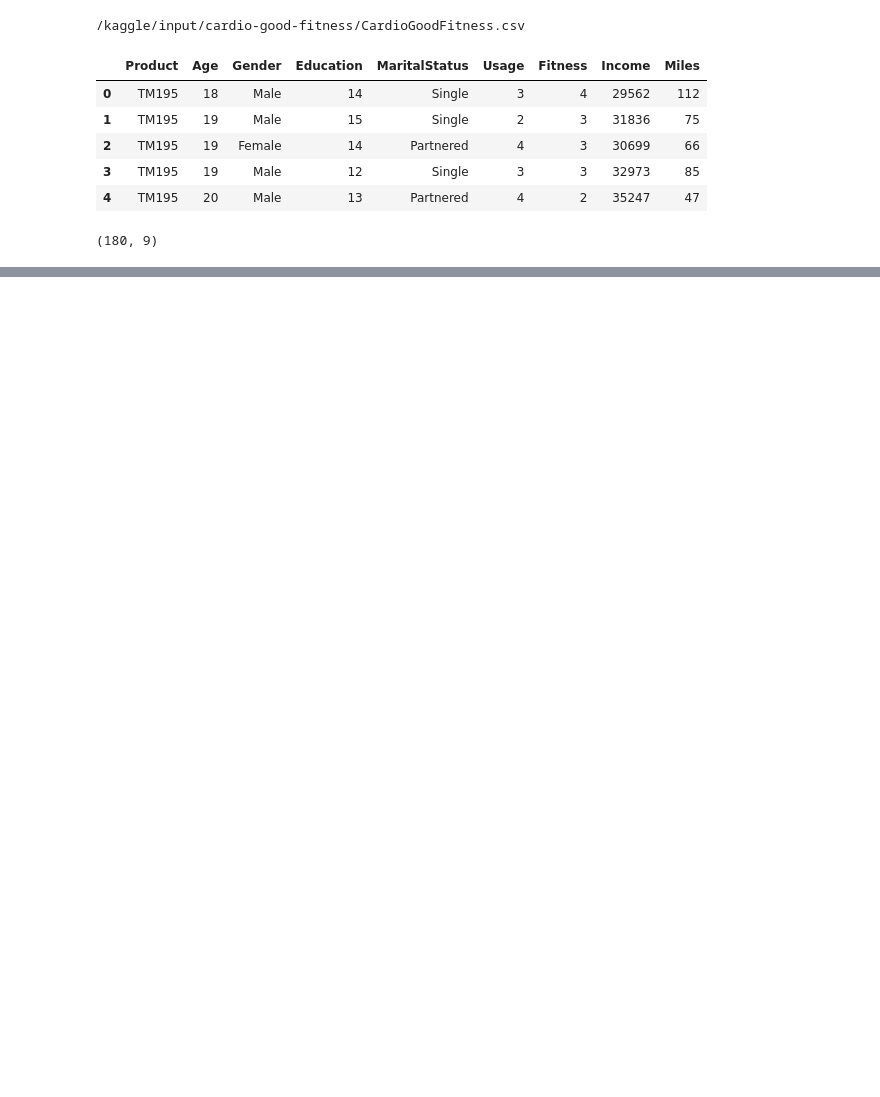
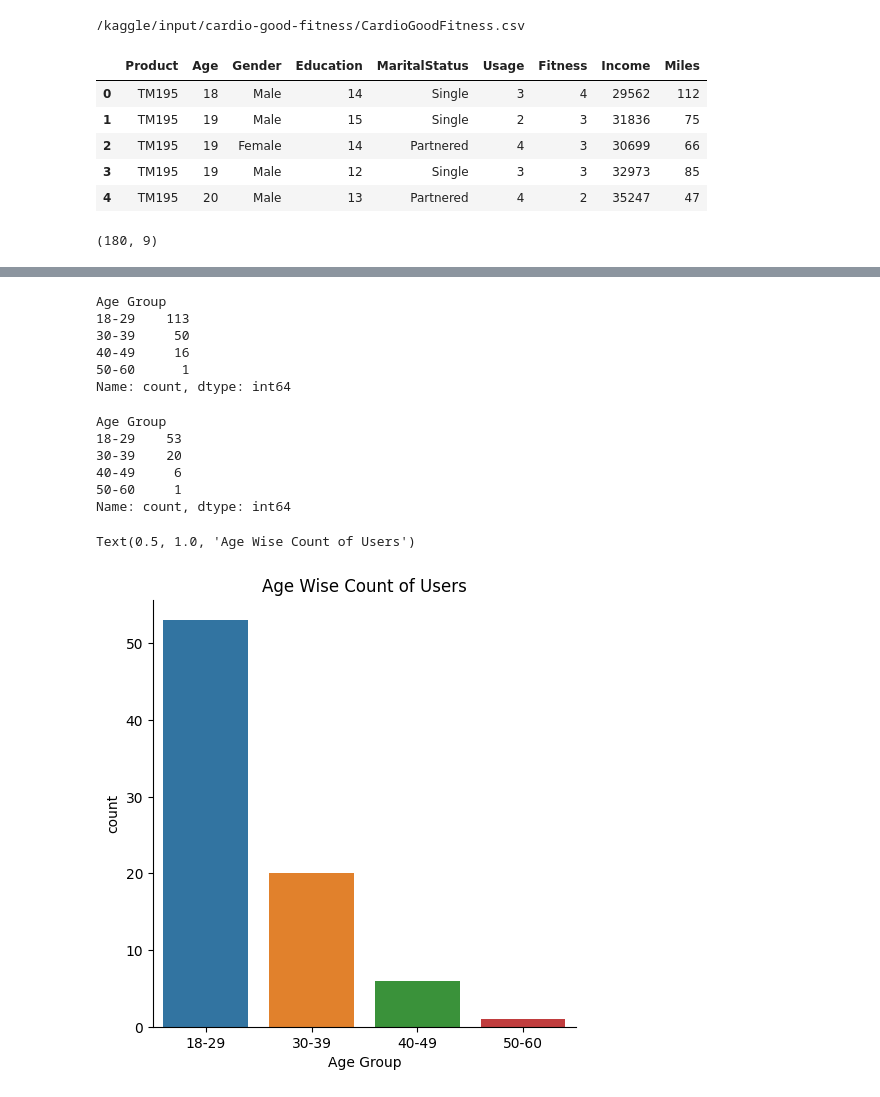
Before and after one commit to sha2992/Cardio-Good-Fitness---Trademill, a Jupyter notebook: cardio-good-fitness-trademill.ipynb, the cells around one changed output, grey strips where cells are left out. Saved outputs shown, nothing was run; the diff lists cells and outputs as text; code cells hidden in the pictures; blank space fills up the shorter version.

```diff
--- a/cardio-good-fitness-trademill.ipynb
+++ b/cardio-good-fitness-trademill.ipynb
@@ -38,0 +179,14 @@ columns = df.shape[1]
+# %%
+#df['Age Group'] =
+
+for lab, row in df.iterrows():
+    if row['Age'] >= 18 and row['Age'] <30:
+        df.loc[lab,'Age Group'] = '18-29'
+    elif row['Age'] >= 30 and row['Age'] <40:
+        df.loc[lab, 'Age Group'] = '30-39'
+    elif row['Age'] >= 40 and row['Age'] <50:
+        df.loc[lab, 'Age Group'] = '40-49'
+    elif row['Age'] >= 50 and row['Age'] <=60:
+        df.loc[lab, 'Age Group'] = '50-60'
+    else:
+        df.loc[lab,'Age Group'] = 'Under or Over Aged'
@@ -38,0 +202,4 @@ columns = df.shape[1]
+# %%
+# sub setting for the TM195 products after adding Age Group
+df_195 = df[df['Product']=='TM195']
+df_195.head()
@@ -38,0 +213,27 @@ columns = df.shape[1]
+# %%
+df['Age Group'].value_counts()
+# %% [output]
+Age Group
+18-29    113
+30-39     50
+40-49     16
+50-60      1
+Name: count, dtype: int64
+# %%
+df_195['Age Group'].value_counts()
+# %% [output]
+Age Group
+18-29    53
+30-39    20
+40-49     6
+50-60     1
+Name: count, dtype: int64
+# %%
+sns.catplot(data=df_195
+            ,x='Age Group'
+            ,kind='count')
+
+plt.title('Age Wise Count of Users')
+# %% [output]
+Text(0.5, 1.0, 'Age Wise Count of Users')
+[figure, added]
```
Also changed, not shown: parts of 19 cells of this notebook.
